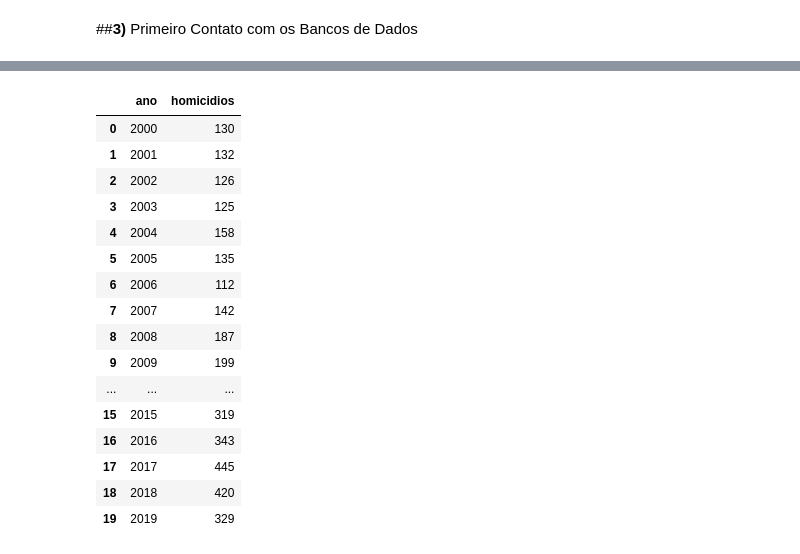
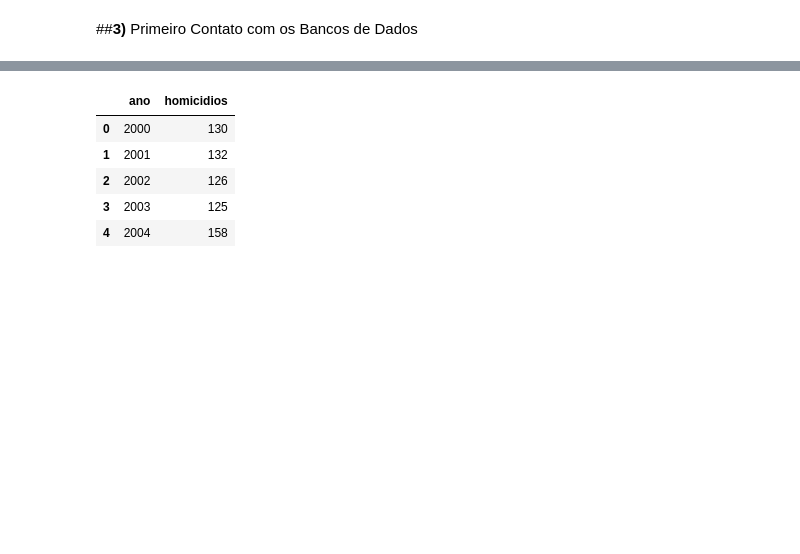
Before and after one commit to YasminForestti/Processo-seletivo-Analytica-2022, a Jupyter notebook: Obtenção_dos_dados.ipynb, the cells around one changed output, grey strips where cells are left out. Drawn from its saved outputs; the diff is of its cells as text; code cells hidden in the pictures; blank space fills up the shorter version.

```diff
--- a/Obtenção_dos_dados.ipynb
+++ b/Obtenção_dos_dados.ipynb
@@ -39,20 +21,12 @@ raca_cor
+# %%
+brasil = pd.read_csv("/content/drive/MyDrive/Colab Notebooks/brasil.csv")
+grupo_lgbtqia = pd.read_csv("/content/drive/MyDrive/Colab Notebooks/grupo_lgbtqia.csv")
 # %%
-brasil
+brasil.head()
 # %% [output]
 |  | ano | homicidios |
 | 0 | 2000 | 130 |
 | 1 | 2001 | 132 |
 | 2 | 2002 | 126 |
 | 3 | 2003 | 125 |
 | 4 | 2004 | 158 |
-| 5 | 2005 | 135 |
-| 6 | 2006 | 112 |
-| 7 | 2007 | 142 |
-| 8 | 2008 | 187 |
-| 9 | 2009 | 199 |
-| ... | ... | ... |
-| 15 | 2015 | 319 |
-| 16 | 2016 | 343 |
-| 17 | 2017 | 445 |
-| 18 | 2018 | 420 |
-| 19 | 2019 | 329 |
```
Also changed, not shown: parts of 15 cells of this notebook.
